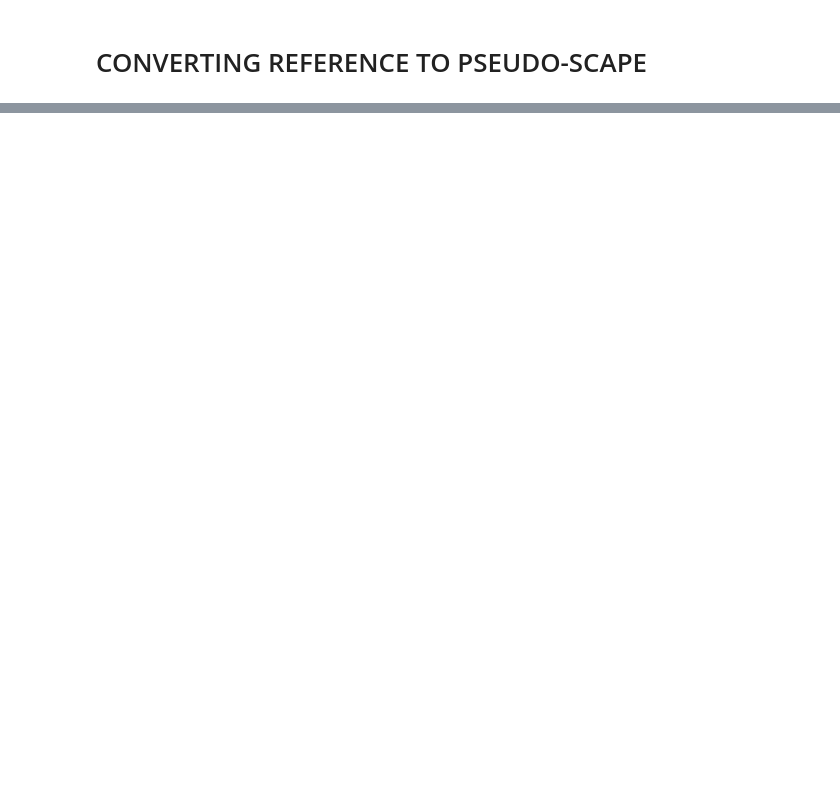
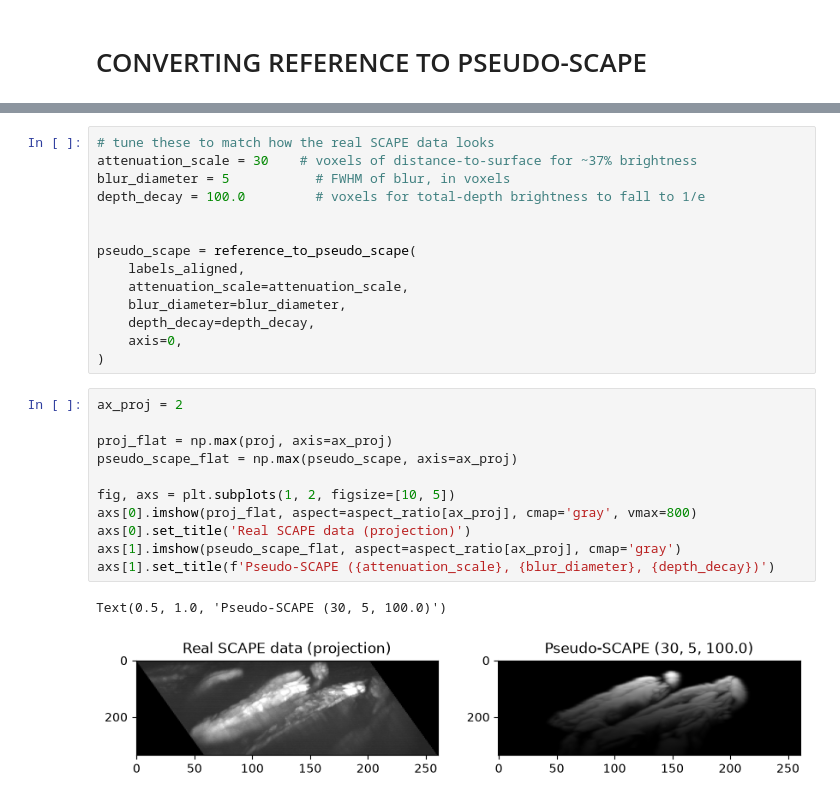
Before and after one commit to azmaite/Devel, a Jupyter notebook: Pupa_muscle_imaging/scape/MANUAL/align_acc_heart.ipynb, the cells around one changed output, grey strips where cells are left out. Saved outputs shown, nothing was run; the diff lists cells and outputs as text; blank space fills up the shorter version.

```diff
--- a/Pupa_muscle_imaging/scape/MANUAL/align_acc_heart.ipynb
+++ b/Pupa_muscle_imaging/scape/MANUAL/align_acc_heart.ipynb
@@ -337,0 +489,28 @@ Text(0.5, 1.0, 'All selected muscles, aligned reference')
+# %%
+# tune these to match how the real SCAPE data looks
+attenuation_scale = 30    # voxels of distance-to-surface for ~37% brightness
+blur_diameter = 5           # FWHM of blur, in voxels
+depth_decay = 100.0         # voxels for total-depth brightness to fall to 1/e
+
+
+pseudo_scape = reference_to_pseudo_scape(
+    labels_aligned,
+    attenuation_scale=attenuation_scale,
+    blur_diameter=blur_diameter,
+    depth_decay=depth_decay,
+    axis=0,
+)
+# %%
+ax_proj = 2
+
+proj_flat = np.max(proj, axis=ax_proj)
+pseudo_scape_flat = np.max(pseudo_scape, axis=ax_proj)
+
+fig, axs = plt.subplots(1, 2, figsize=[10, 5])
+axs[0].imshow(proj_flat, aspect=aspect_ratio[ax_proj], cmap='gray', vmax=800)
+axs[0].set_title('Real SCAPE data (projection)')
+axs[1].imshow(pseudo_scape_flat, aspect=aspect_ratio[ax_proj], cmap='gray')
+axs[1].set_title(f'Pseudo-SCAPE ({attenuation_scale}, {blur_diameter}, {depth_decay})')
+# %% [output]
+Text(0.5, 1.0, 'Pseudo-SCAPE (30, 5, 100.0)')
+[figure, added]
```
Also changed, not shown: parts of 4 cells of this notebook.
